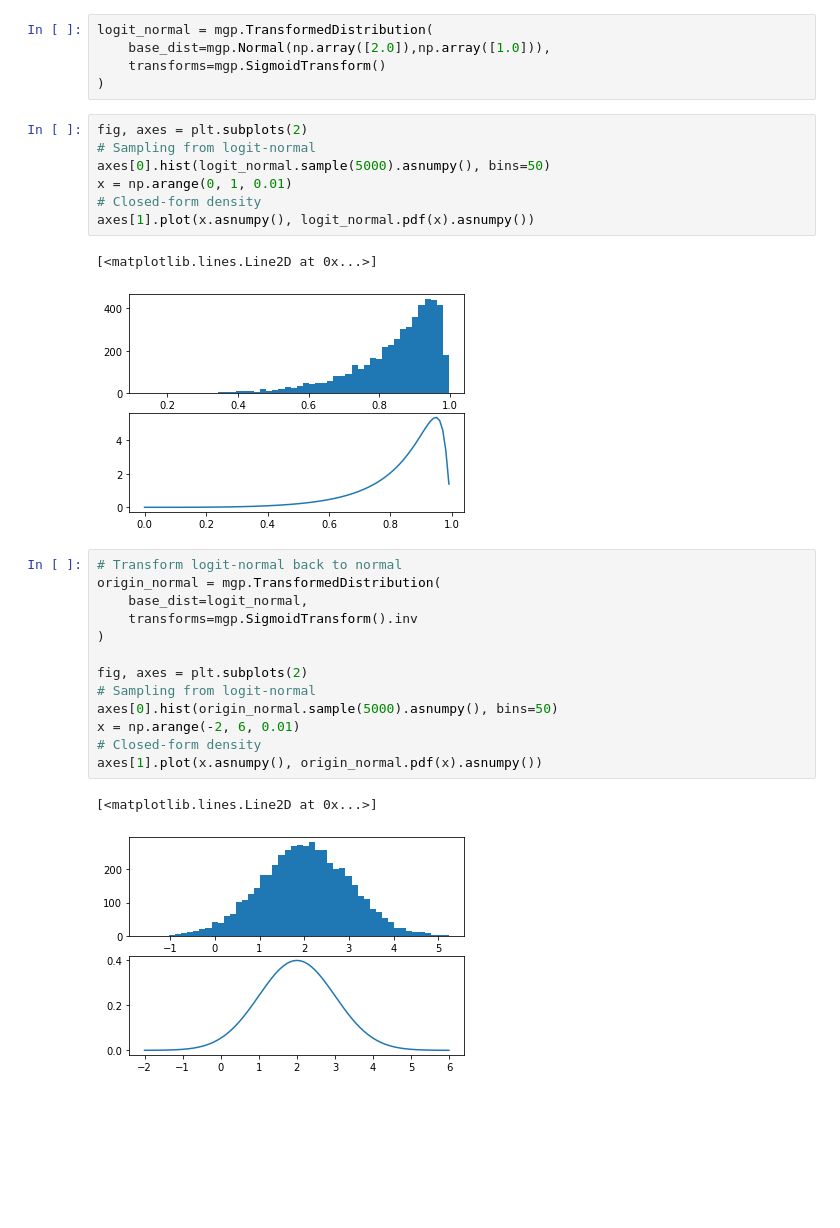
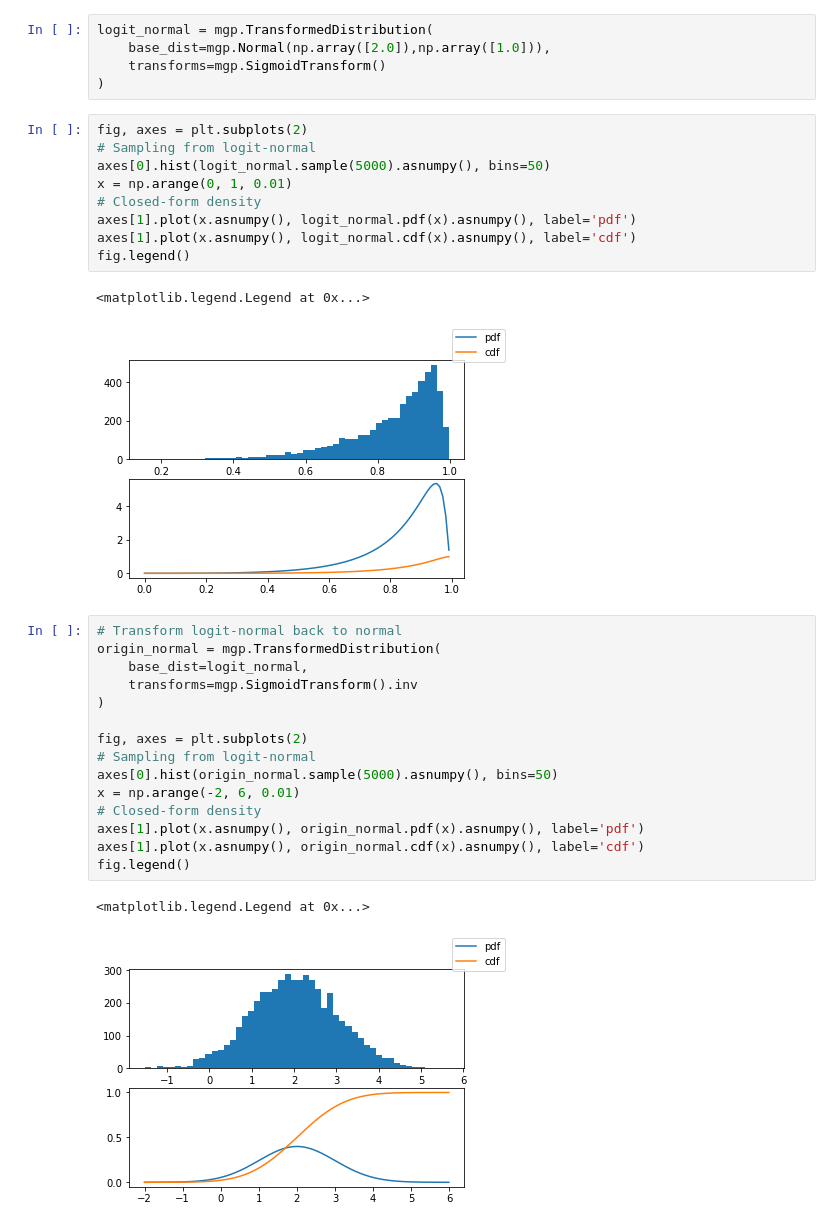
Before and after one commit to xidulu/mystery_demo, a Jupyter notebook: distributions_demo.ipynb, the cells around one changed output. Saved outputs shown, nothing was run; the diff lists cells and outputs as text; blank space fills up the shorter version.

```diff
--- a/distributions_demo.ipynb
+++ b/distributions_demo.ipynb
@@ -122,23 +161,27 @@ fig, axes = plt.subplots(2)
 axes[0].hist(logit_normal.sample(5000).asnumpy(), bins=50)
 x = np.arange(0, 1, 0.01)
 # Closed-form density
-axes[1].plot(x.asnumpy(), logit_normal.pdf(x).asnumpy())
+axes[1].plot(x.asnumpy(), logit_normal.pdf(x).asnumpy(), label='pdf')
+axes[1].plot(x.asnumpy(), logit_normal.cdf(x).asnumpy(), label='cdf')
+fig.legend()
 # %% [output]
-[<matplotlib.lines.Line2D at 0x...>]
+<matplotlib.legend.Legend at 0x...>
-[figure, old version]
+[figure, new version]
 # %%
 # Transform logit-normal back to normal
 origin_normal = mgp.TransformedDistribution(
     base_dist=logit_normal,
     transforms=mgp.SigmoidTransform().inv
 )
 
 fig, axes = plt.subplots(2)
 # Sampling from logit-normal
 axes[0].hist(origin_normal.sample(5000).asnumpy(), bins=50)
 x = np.arange(-2, 6, 0.01)
 # Closed-form density
-axes[1].plot(x.asnumpy(), origin_normal.pdf(x).asnumpy())
+axes[1].plot(x.asnumpy(), origin_normal.pdf(x).asnumpy(), label='pdf')
+axes[1].plot(x.asnumpy(), origin_normal.cdf(x).asnumpy(), label='cdf')
+fig.legend()
 # %% [output]
-[<matplotlib.lines.Line2D at 0x...>]
+<matplotlib.legend.Legend at 0x...>
-[figure, old version]
+[figure, new version]
```
Also changed, not shown: parts of 6 cells of this notebook.
